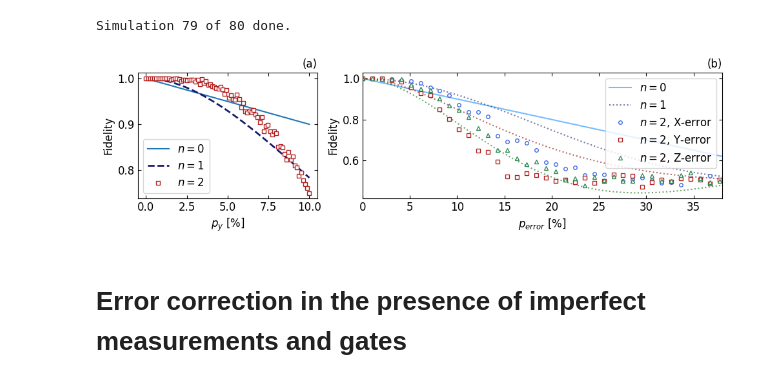
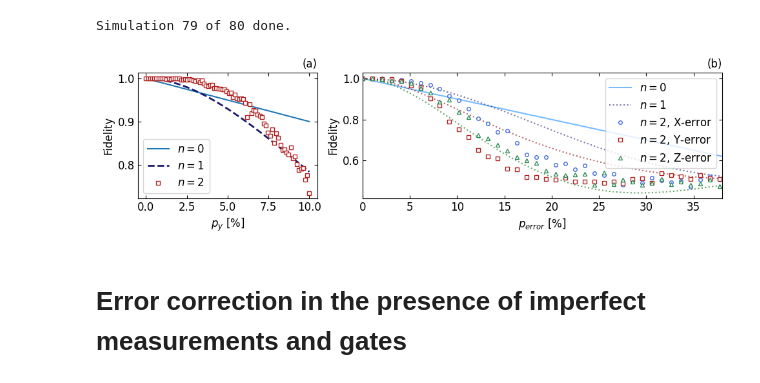
Before and after one commit to aubra25/qc803-project-argb, a Jupyter notebook: experiments.ipynb, the cells around one changed output. Saved outputs shown, nothing was run; the diff lists cells and outputs as text; code cells hidden in the pictures.

```diff
--- a/experiments.ipynb
+++ b/experiments.ipynb
@@ -217,8 +217,8 @@ plt.savefig("figures/pauli_errors.pdf")
 The experiment is repeated for $n=2$.
 # %%
 
-results_n_2_new = dict()
-for experiment in ['zoom_y']:#['high_res_x','high_res_z', 'high_res_y','zoom_y']:#, 'zoom_x', 'zoom_z', 'zoom_y']:
+results_n_2 = dict()
+for experiment in ['high_res_x','high_res_z', 'high_res_y','zoom_y']:
     n = 2
     if experiment == 'high_res_x':
         inputs = [(px, 0, 0) for px in np.linspace(0, 1/2, 50)]
@@ -275,34 +275,31 @@ for experiment in ['zoom_y']:#['high_res_x','high_res_z', 'high_res_y','zoom_y']
             noise_model.add_quantum_error(error, ['cx'], [num_qubits+1, q]) #The error is applied after applying an entangling gate from an unused ancilla.
         return noise_model
 
-    #display(qc.draw(fold=-1))
     #Simulate
     noise_model_experiment = NoiseModelExperiment(qc, noise_model_generator, inputs, shots=shots, silent = False)
     result = noise_model_experiment.run()
-    results_n_2_new[experiment] = result
+    results_n_2[experiment] = result
 # %% [output]
 Simulation 79 of 80 done.
 # %%
 #Post process simulation results
-post_processed_n_2_new = dict()
-for key, value in results_n_2_new.items():
+post_processed_n_2 = dict()
+for key, value in results_n_2.items():
     fidelities = [sum([experiment.get_counts()[k] for k in experiment.get_counts().keys() if k.startswith('0')])/shots for experiment in value]
-    post_processed_n_2_new[key] = fidelities
+    post_processed_n_2[key] = fidelities
 
 # Save dictionary to file
-post_processed_n_2_new["high_res_ps"] = np.linspace(0, 1/2, 50)
-post_processed_n_2_new["zoom_ps"] = np.linspace(0, 0.10, 80)
+post_processed_n_2["high_res_ps"] = np.linspace(0, 1/2, 50)
+post_processed_n_2["zoom_ps"] = np.linspace(0, 0.10, 80)
 
-with open('data/n2_new.pkl', 'wb') as file:
-    pickle.dump(post_processed_n_2_new, file)
+with open('data/n2.pkl', 'wb') as file:
+    pickle.dump(post_processed_n_2, file)
 # %%
 #Load data
 with open('data/n1.pkl', 'rb') as file:
     post_processed_n_1 = pickle.load(file)
 with open('data/n2.pkl', 'rb') as file:
     post_processed_n_2 = pickle.load(file)
-with open('data/n2_new.pkl', 'rb') as file:
-    post_processed_n_2_new = pickle.load(file)
 
 #Theoretical models
 p3x = lambda p: (1-p)**3 + 3*p*(1-p)**2
@@ -319,37 +316,37 @@ p_y_2 = lambda p: p_y(1-p_y(p))
 
 #The figure
 fig, axs = plt.subplots(1,2,figsize=(10,3), width_ratios=[1,2])
 ax1, ax2 = axs
 
-ax1.plot(post_processed_n_2_new['zoom_ps']*100, [1-p for p in post_processed_n_2_new['zoom_ps']], label='$n=0$')
-ax1.plot(post_processed_n_2_new['zoom_ps']*100, p_y(post_processed_n_2_new['zoom_ps']), color='midnightblue', linestyle='--',zorder=1000, lw=2, label='$n=1$')
-ax1.plot(post_processed_n_2_new['zoom_ps']*100, post_processed_n_2_new['zoom_y'], color='firebrick', marker='s', markerfacecolor='w', markersize=4, zorder=10000, linestyle='none', label='$n=2$')
+ax1.plot(post_processed_n_2['zoom_ps']*100, [1-p for p in post_processed_n_2['zoom_ps']], label='$n=0$')
+ax1.plot(post_processed_n_2['zoom_ps']*100, p_y(post_processed_n_2['zoom_ps']), color='midnightblue', linestyle='--',zorder=1000, lw=2, label='$n=1$')
+ax1.plot(post_processed_n_2['zoom_ps']*100, post_processed_n_2['zoom_y'], color='firebrick', marker='s', markerfacecolor='w', markersize=4, zorder=10000, linestyle='none', label='$n=2$')
 
 
 ax2.plot(post_processed_n_2['high_res_ps']*100,1- post_processed_n_2['high_res_ps'], label='$n=0$', linestyle='-', color='dodgerblue', zorder=-5000, lw=1.5, alpha=0.6)
 ax2.plot(post_processed_n_2['high_res_ps']*100, p9x(post_processed_n_2['high_res_ps']), color='midnightblue', markerfacecolor='w',linestyle=':', zorder=-1000, lw=1.5, alpha=0.6, label='$n=1$')
 ax2.plot(post_processed_n_2['high_res_ps']*100, p9z(post_processed_n_2['high_res_ps']), color='darkred', markerfacecolor='w', linestyle=':',zorder=-1000, lw=1.5, alpha=0.6)
 ax2.plot(post_processed_n_2['high_res_ps']*100, p_y(post_processed_n_2['high_res_ps']), color='darkgreen',markerfacecolor='w', linestyle=':',zorder=-1000, lw=1.5, alpha=0.6)
 ax2.plot(post_processed_n_2['high_res_ps']*100, post_processed_n_2["high_res_x"], color='royalblue', marker='o', markerfacecolor='w', markersize=4, linestyle='none', label='$n=2$, X-error')
 ax2.plot(post_processed_n_2['high_res_ps']*100, post_processed_n_2["high_res_y"], color='firebrick', marker='s', markerfacecolor='w', markersize=4, linestyle='none', label='$n=2$, Y-error')
 ax2.plot(post_processed_n_2['high_res_ps']*100, post_processed_n_2["high_res_z"], color='seagreen', marker='^', markerfacecolor='w', markersize=4, linestyle='none', label='$n=2$, Z-error')
 
 #Style
 for ax in axs:
     ax.tick_params(direction='in', left=True, right=True, top=True, bottom=True, labelsize=12)
     ax.set_ylabel('Fidelity', size=12)
 
 ax1.set_title('(a)', loc='right', size = 12)
 ax2.set_title('(b)', loc='right', size = 12)
 ax2.set_xlabel('$p_{error}$ [%]', size = 12)
 ax1.set_xlabel('$p_y$ [%]', size = 12)
 ax2.set_xlim(0,38)
 ax1.legend(fontsize=12)
 ax2.legend(fontsize=12)
 fig.tight_layout()
 fig.savefig('figures/n_2.pdf')
 # %% [output]
-[figure, old version]
+[figure, new version]
 # %% [markdown]
 # Error correction in the presence of imperfect measurements and gates
 # %%
```
Also changed, not shown: parts of 1 cell of this notebook, 2 other files.
